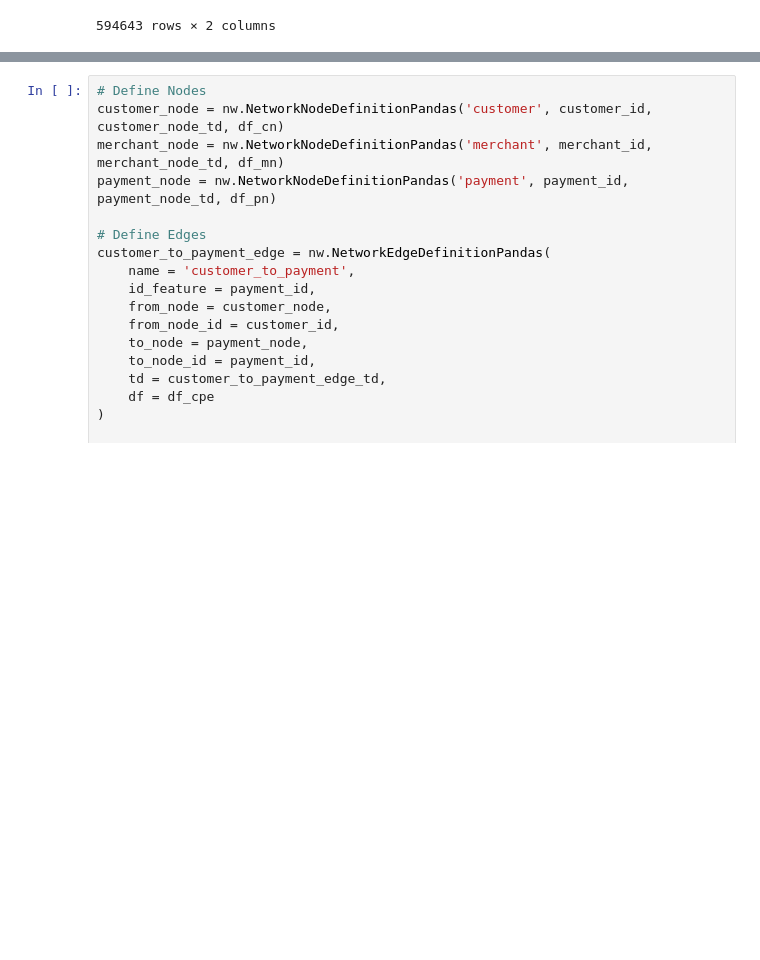
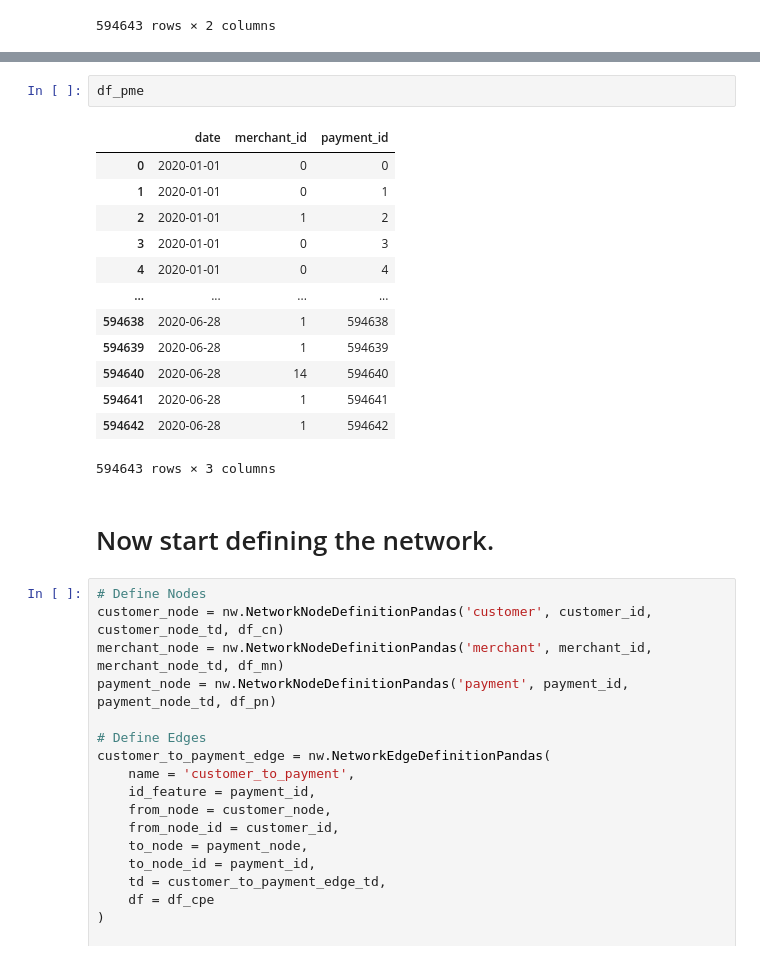
Before and after one commit to t0kk35/d373c7, a Jupyter notebook: notebooks/03_graph/01_Intro/01_Intro_graphs.ipynb, the cells around one changed output, grey strips where cells are left out. Drawn from its saved outputs; the diff is of its cells as text; blank space fills up the shorter version.

Commit message:
[UPD] 1st Network Notebook

```diff
--- a/notebooks/03_graph/01_classifiers/01_geometric/01_BaseGNN_graph_classifier_3_nodes.ipynb
+++ b/notebooks/03_graph/01_Intro/01_Intro_graphs.ipynb
@@ -239,3 +289,21 @@ df_pn
+# %%
+df_pme
+# %% [output]
+|  | date | merchant_id | payment_id |
+| 0 | 2020-01-01 | 0 | 0 |
+| 1 | 2020-01-01 | 0 | 1 |
+| 2 | 2020-01-01 | 1 | 2 |
+| 3 | 2020-01-01 | 0 | 3 |
+| 4 | 2020-01-01 | 0 | 4 |
+| ... | ... | ... | ... |
+| 594638 | 2020-06-28 | 1 | 594638 |
+| 594639 | 2020-06-28 | 1 | 594639 |
+| 594640 | 2020-06-28 | 14 | 594640 |
+| 594641 | 2020-06-28 | 1 | 594641 |
+| 594642 | 2020-06-28 | 1 | 594642 |
+594643 rows × 3 columns
+# %% [markdown]
+# Now start defining the network.
 # %%
 # Define Nodes
 customer_node = nw.NetworkNodeDefinitionPandas('customer', customer_id, customer_node_td, df_cn)
```
Also changed, not shown: parts of 30 cells of this notebook, 18 other files.
